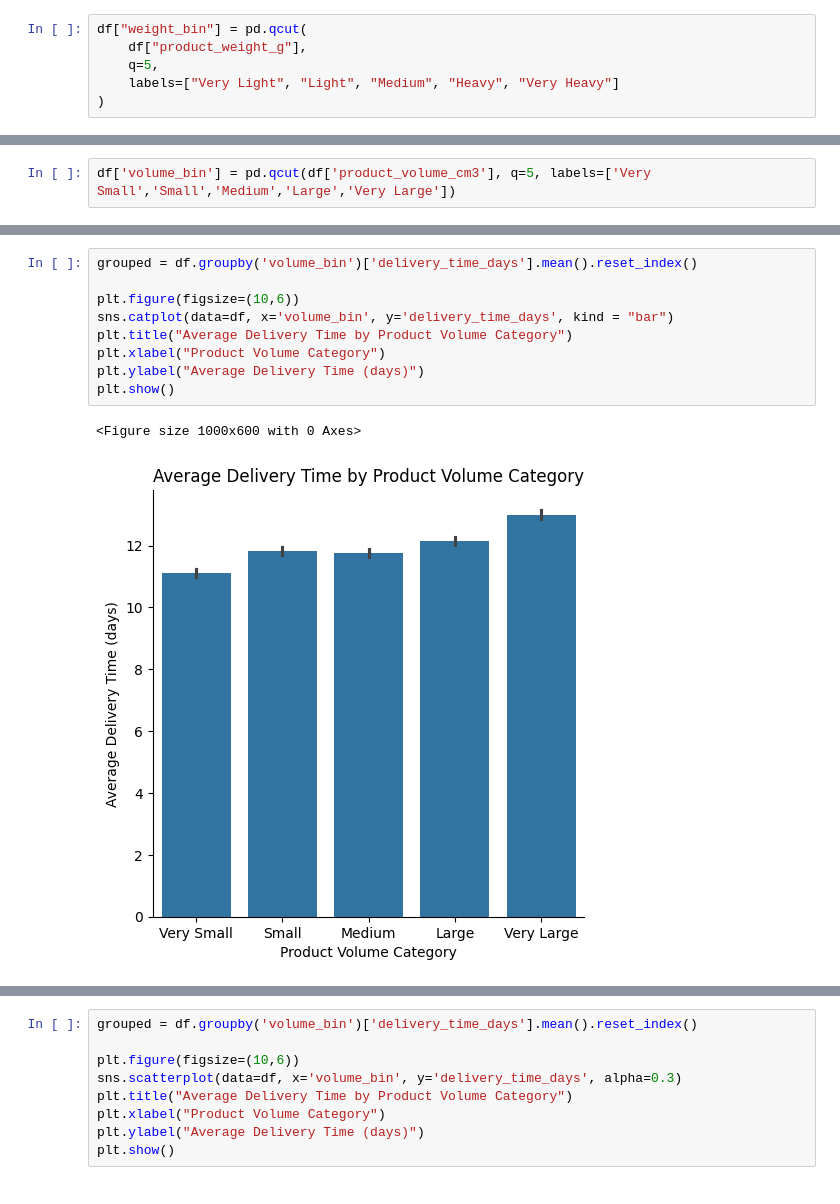
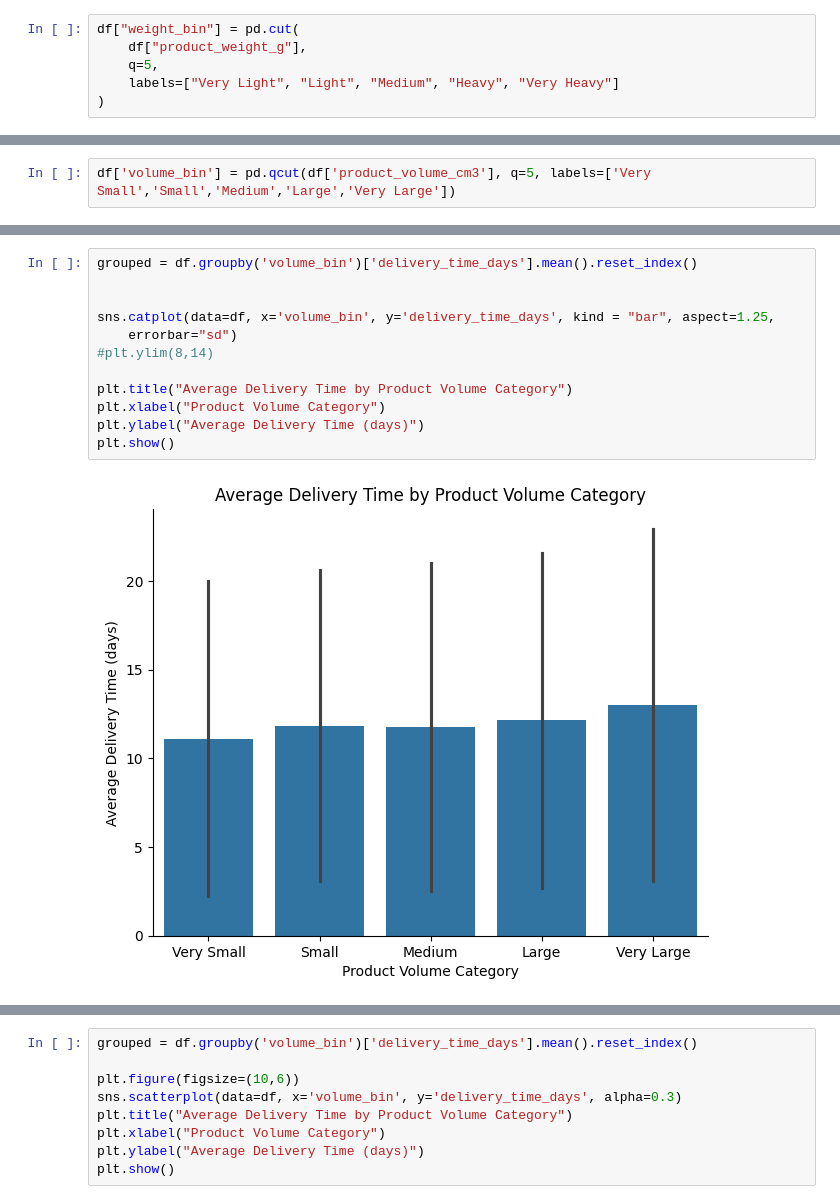
Before and after one commit to Ou-Hai/first_project, a Jupyter notebook: notebooks/data_orders_helena.ipynb, the cells around one changed output, grey strips where cells are left out. Drawn from its saved outputs; the diff is of its cells as text.

```diff
--- a/notebooks/data_orders_helena.ipynb
+++ b/notebooks/data_orders_helena.ipynb
@@ -293,7 +291,7 @@ plt.show()
 # %% [output]
 [figure]
 # %%
-df["weight_bin"] = pd.qcut(
+df["weight_bin"] = pd.cut(
     df["product_weight_g"],
     q=5,
     labels=["Very Light", "Light", "Medium", "Heavy", "Very Heavy"]
@@ -438,12 +509,14 @@ df['volume_bin'] = pd.qcut(df['product_volume_cm3'], q=5, labels=['Very Small','
 # %%
 grouped = df.groupby('volume_bin')['delivery_time_days'].mean().reset_index()
 
-plt.figure(figsize=(10,6))
-sns.catplot(data=df, x='volume_bin', y='delivery_time_days', kind = "bar")
+
+sns.catplot(data=df, x='volume_bin', y='delivery_time_days', kind = "bar", aspect=1.25,
+    errorbar="sd")
+#plt.ylim(8,14)
+
 plt.title("Average Delivery Time by Product Volume Category")
 plt.xlabel("Product Volume Category")
 plt.ylabel("Average Delivery Time (days)")
 plt.show()
 # %% [output]
-<Figure size 1000x600 with 0 Axes>
-[figure, old version]
+[figure, new version]
```
Also changed, not shown: parts of 11 cells of this notebook.
